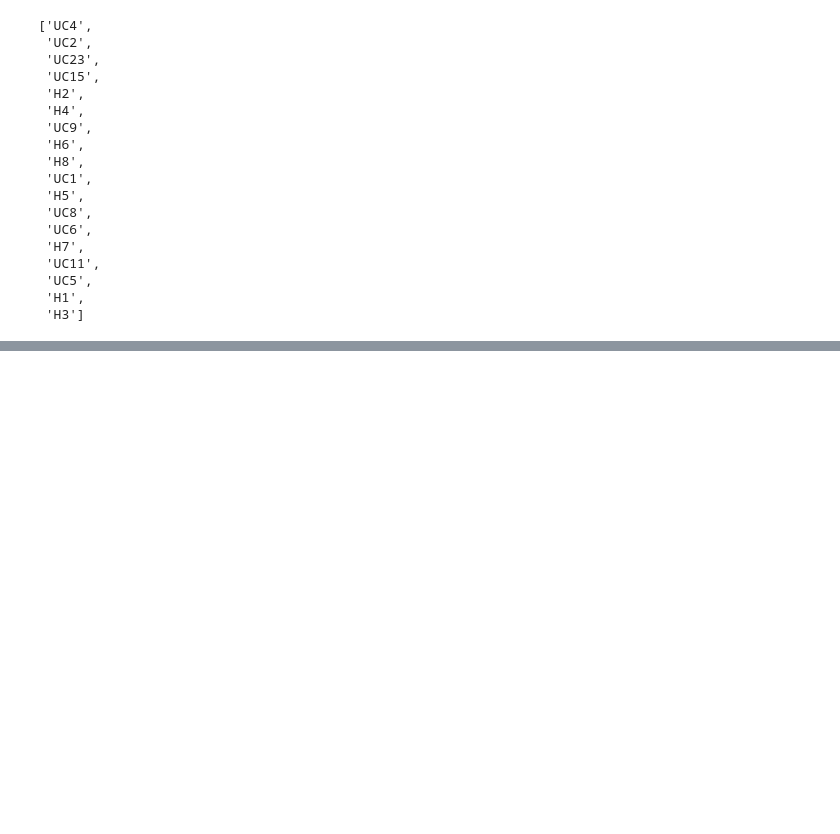
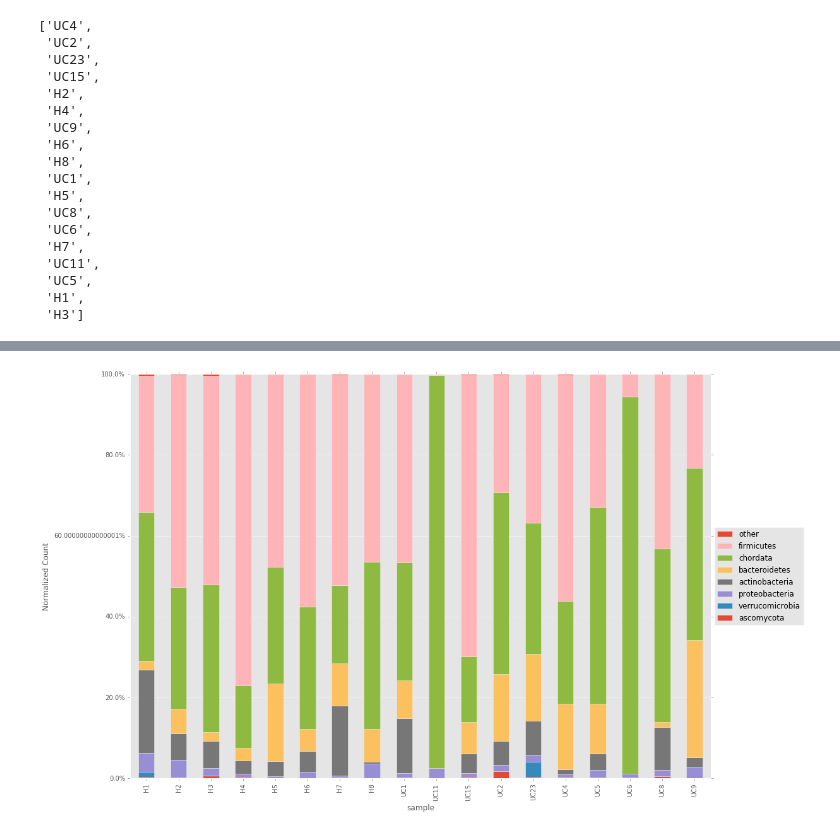
Before and after one commit to stuppie/UnenrichedTriflic-BISamples, a Jupyter notebook: 6-organism specific peptides.ipynb, the cells around one changed output, grey strips where cells are left out. Cells and saved outputs as stored; diff of their text form; code cells hidden in the pictures; blank space fills up the shorter version.

```diff
--- a/6-organism specific peptides.ipynb
+++ b/6-organism specific peptides.ipynb
@@ -211,31 +251,33 @@ df_pivot = all_df.pivot_table(values="count", index="sample", columns="organism_
 if rank == "family":
     del df_pivot['muridae']
     del df_pivot['poaceae']
     del df_pivot['hominidae']
 elif rank == "phylum":
     del df_pivot['chordata']
 """
 df_pivot.to_csv(os.path.join(OUT,"{}_count_pivot.csv".format(rank)))
 df_pivot = df_pivot.div(df_pivot.sum(axis=1), axis=0)
 df_pivot = df_pivot[df_pivot.columns[df_pivot.sum()>0.02]]
 df_pivot = df_pivot[df_pivot.sum().sort_values().index]
 other = pd.Series(1-df_pivot.sum(axis=1), name = "Other")
 df_pivot['other'] = other
-df_pivot = df_pivot[[-1]+list(range(len(df_pivot.columns)-1))]
+#df_pivot = df_pivot[[-1]+list(range(len(df_pivot.columns)-1))]
 
 ax = df_pivot.plot.bar(stacked=True, legend = 'reverse', ylim=(0,1), ax=f.gca())
 lgd = plt.legend()
 handles, labels = ax.get_legend_handles_labels()
 lgd = plt.legend(reversed(handles), reversed(labels), loc='center left', bbox_to_anchor=(1.0, 0.5))
 ax.set_ylabel("Normalized Count")
 ax.title.set_fontsize(20)
 formatter = FuncFormatter(to_percent)
 plt.gca().yaxis.set_major_formatter(formatter)
 f.subplots_adjust(right=0.8)
 f.savefig(os.path.join(OUT,"{}_count_pivot.pdf".format(rank)), bbox_inches='tight')
 
 #%%
 df_sum = pd.DataFrame(df_pivot.sum(1))
 df_sum['sum'] = [sample_sum[x] for x in df_sum.index]
 df_sum['p'] = df_sum[0]/df_sum['sum']
 df_sum.columns = ['phylum specific count', 'total', 'p']
+# %% [output]
+[figure, added]
```
Also changed, not shown: parts of 4 cells of this notebook.
